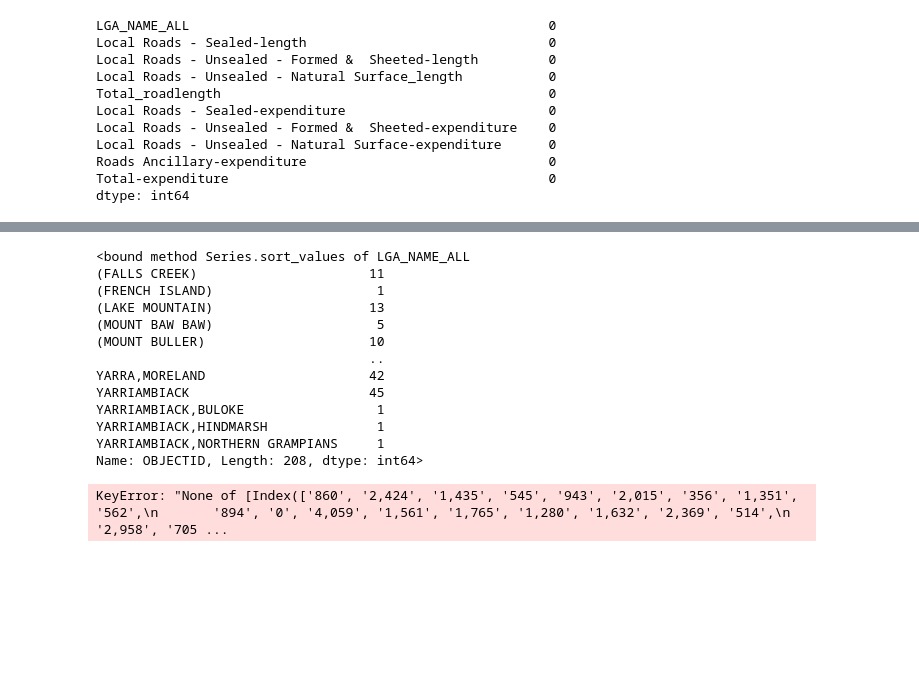
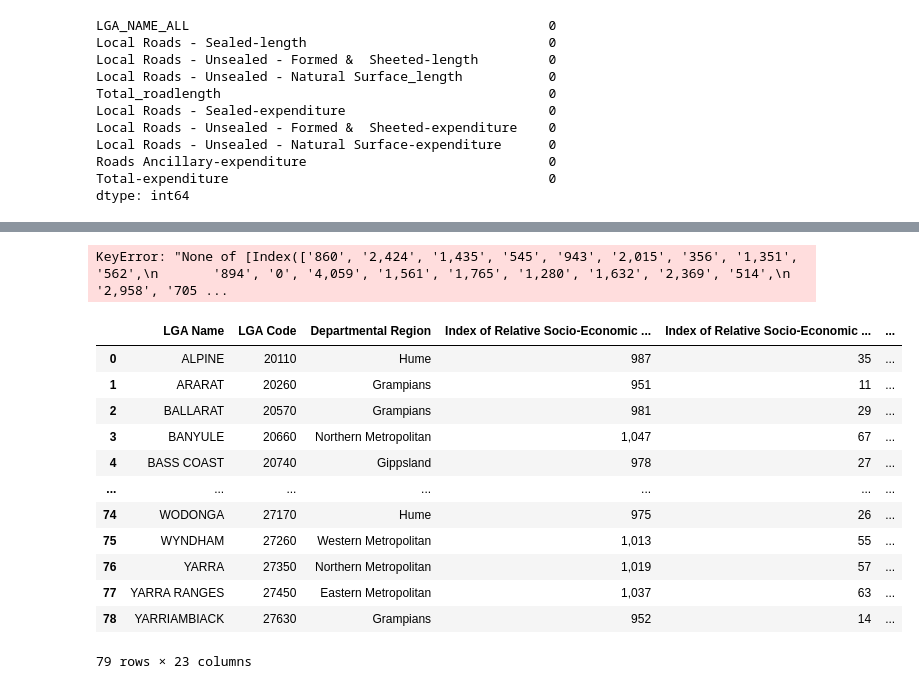
Before and after one commit to Jamie-GiHu/Turqoise-Bears-Project-Repo, a Jupyter notebook: Vic_Crash_analysis.ipynb, the cells around one changed output, grey strips where cells are left out. Saved outputs shown, nothing was run; the diff lists cells and outputs as text; code cells hidden in the pictures; blank space fills up the shorter version.

Commit message:
Updated master - ready to analyse
The demographics have been uploaded into the Master for use.

```diff
--- a/Vic_Crash_analysis.ipynb
+++ b/Vic_Crash_analysis.ipynb
@@ -158,23 +141,28 @@ Macedon Ranges         1
 Name: LGA_NAME_ALL, Length: 79, dtype: int64
-# %%
-df = crash_data.groupby("LGA_NAME_ALL")["OBJECTID"].count()
-df.sort_values
-# %% [output]
-<bound method Series.sort_values of LGA_NAME_ALL
-(FALLS CREEK)                      11
-(FRENCH ISLAND)                     1
-(LAKE MOUNTAIN)                    13
-(MOUNT BAW BAW)                     5
-(MOUNT BULLER)                     10
-                                   ..
-YARRA,MORELAND                     42
-YARRIAMBIACK                       45
-YARRIAMBIACK,BULOKE                 1
-YARRIAMBIACK,HINDMARSH              1
-YARRIAMBIACK,NORTHERN GRAMPIANS     1
-Name: OBJECTID, Length: 208, dtype: int64>
 # %%
 df1 = localgov.loc[localgov["Total_roadlength"], :]
 df1.head()
 # %% [output]
 KeyError: "None of [Index(['860', '2,424', '1,435', '545', '943', '2,015', '356', '1,351', '562',\n       '894', '0', '4,059', '1,561', '1,765', '1,280', '1,632', '2,369', '514',\n       '2,958', '705 ...
+# %%
+# Load in the csv data files
+LGA_demo_path = "Resources/lga_demographics.csv"
+
+# Read the weather data
+lga_demo_df = pd.read_csv(LGA_demo_path)
+# %%
+lga_demo_df
+# %% [output]
+|  | LGA Name | LGA Code | Departmental Region | Index of Relative Socio-Economic ... | Index of Relative Socio-Economic ... | ... |
+| 0 | ALPINE | 20110 | Hume | 987 | 35 | ... |
+| 1 | ARARAT | 20260 | Grampians | 951 | 11 | ... |
+| 2 | BALLARAT | 20570 | Grampians | 981 | 29 | ... |
+| 3 | BANYULE | 20660 | Northern Metropolitan | 1,047 | 67 | ... |
+| 4 | BASS COAST | 20740 | Gippsland | 978 | 27 | ... |
+| ... | ... | ... | ... | ... | ... | ... |
+| 74 | WODONGA | 27170 | Hume | 975 | 26 | ... |
+| 75 | WYNDHAM | 27260 | Western Metropolitan | 1,013 | 55 | ... |
+| 76 | YARRA | 27350 | Northern Metropolitan | 1,019 | 57 | ... |
+| 77 | YARRA RANGES | 27450 | Eastern Metropolitan | 1,037 | 63 | ... |
+| 78 | YARRIAMBIACK | 27630 | Grampians | 952 | 14 | ... |
+79 rows × 23 columns
```
Also changed, not shown: parts of 8 cells of this notebook, 1 other file.
